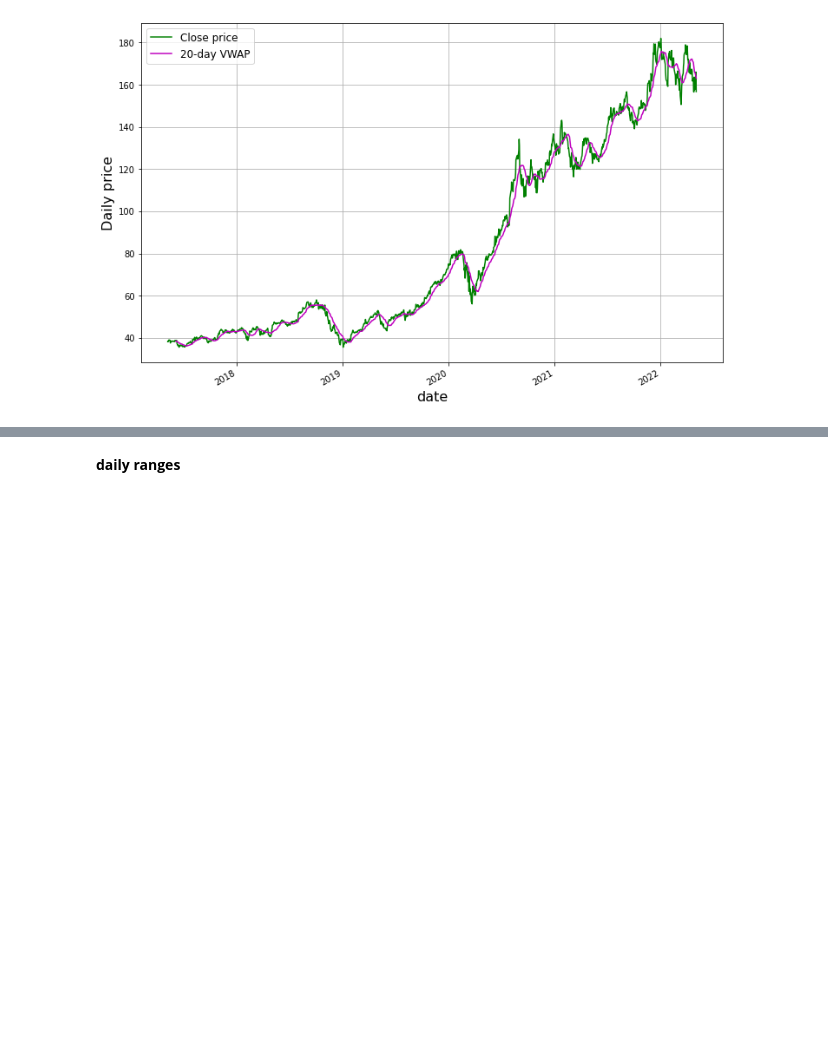
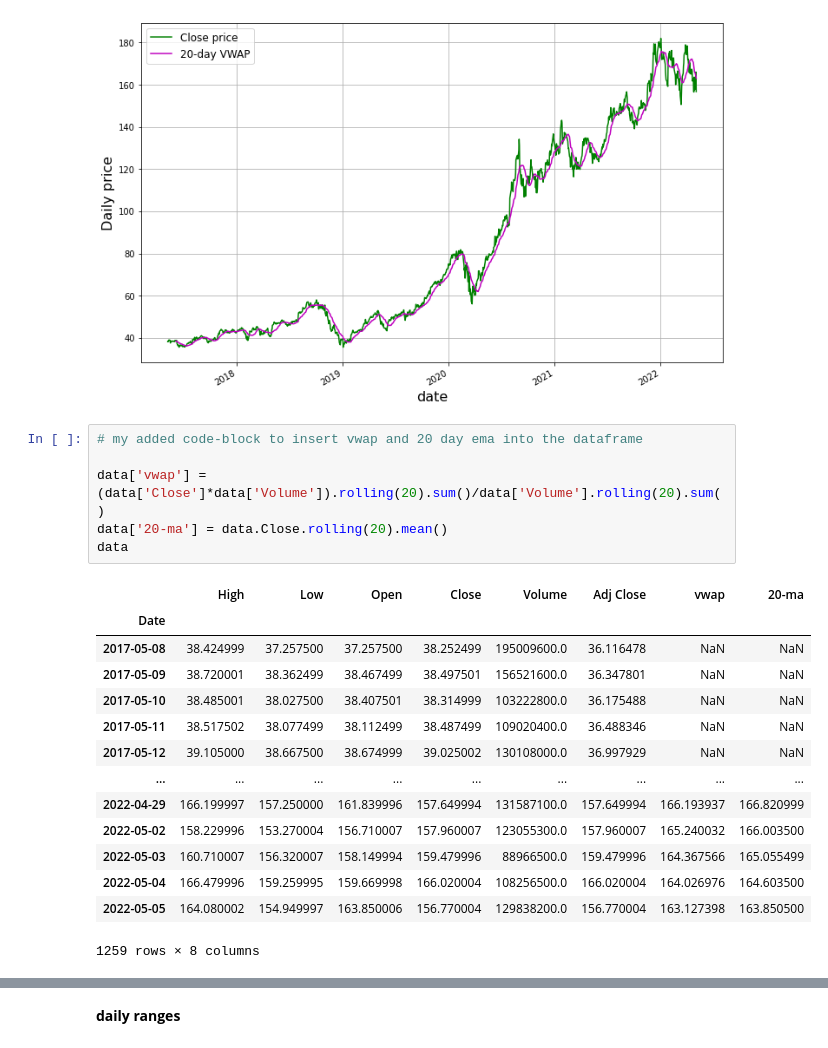
Before and after one commit to halilcodes/quant-trading-essentials, a Jupyter notebook: Chapter3.ipynb, the cells around one changed output, grey strips where cells are left out. Saved outputs shown, nothing was run; the diff lists cells and outputs as text; blank space fills up the shorter version.

```diff
--- a/Chapter3.ipynb
+++ b/Chapter3.ipynb
@@ -258,3 +257,24 @@ plt.grid()
 plt.show()
 # %% [output]
 [figure]
+# %%
+# my added code-block to insert vwap and 20 day ema into the dataframe
+
+data['vwap'] = (data['Close']*data['Volume']).rolling(20).sum()/data['Volume'].rolling(20).sum()
+data['20-ma'] = data.Close.rolling(20).mean()
+data
+# %% [output]
+|  | High | Low | Open | Close | Volume | Adj Close | vwap | 20-ma |
+| Date |  |  |  |  |  |  |  |  |
+| 2017-05-08 | 38.424999 | 37.257500 | 37.257500 | 38.252499 | 195009600.0 | 36.116478 | NaN | NaN |
+| 2017-05-09 | 38.720001 | 38.362499 | 38.467499 | 38.497501 | 156521600.0 | 36.347801 | NaN | NaN |
+| 2017-05-10 | 38.485001 | 38.027500 | 38.407501 | 38.314999 | 103222800.0 | 36.175488 | NaN | NaN |
+| 2017-05-11 | 38.517502 | 38.077499 | 38.112499 | 38.487499 | 109020400.0 | 36.488346 | NaN | NaN |
+| 2017-05-12 | 39.105000 | 38.667500 | 38.674999 | 39.025002 | 130108000.0 | 36.997929 | NaN | NaN |
+| ... | ... | ... | ... | ... | ... | ... | ... | ... |
+| 2022-04-29 | 166.199997 | 157.250000 | 161.839996 | 157.649994 | 131587100.0 | 157.649994 | 166.193937 | 166.820999 |
+| 2022-05-02 | 158.229996 | 153.270004 | 156.710007 | 157.960007 | 123055300.0 | 157.960007 | 165.240032 | 166.003500 |
+| 2022-05-03 | 160.710007 | 156.320007 | 158.149994 | 159.479996 | 88966500.0 | 159.479996 | 164.367566 | 165.055499 |
+| 2022-05-04 | 166.479996 | 159.259995 | 159.669998 | 166.020004 | 108256500.0 | 166.020004 | 164.026976 | 164.603500 |
+| 2022-05-05 | 164.080002 | 154.949997 | 163.850006 | 156.770004 | 129838200.0 | 156.770004 | 163.127398 | 163.850500 |
+1259 rows × 8 columns
```
Also changed, not shown: parts of 9 cells of this notebook.
